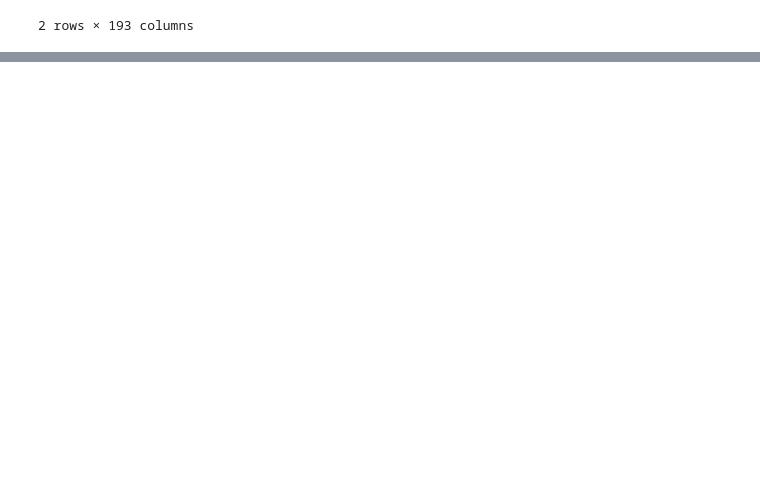
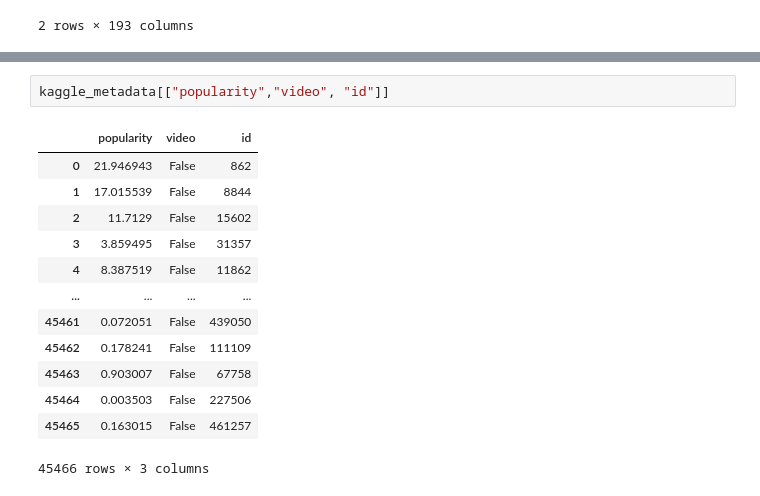
Before and after one commit to JohnnyBuccola/bbc-08-Movies-ETL, a Jupyter notebook: data-exploration.ipynb, the cells around one changed output, grey strips where cells are left out. Cells and saved outputs as stored; diff of their text form; blank space fills up the shorter version.

```diff
--- a/data-exploration.ipynb
+++ b/data-exploration.ipynb
@@ -183,0 +510,16 @@ sorted(wiki_movies_df.columns.tolist())
+# %%
+kaggle_metadata[["popularity","video", "id"]]
+# %% [output]
+|  | popularity | video | id |
+| 0 | 21.946943 | False | 862 |
+| 1 | 17.015539 | False | 8844 |
+| 2 | 11.7129 | False | 15602 |
+| 3 | 3.859495 | False | 31357 |
+| 4 | 8.387519 | False | 11862 |
+| ... | ... | ... | ... |
+| 45461 | 0.072051 | False | 439050 |
+| 45462 | 0.178241 | False | 111109 |
+| 45463 | 0.903007 | False | 67758 |
+| 45464 | 0.003503 | False | 227506 |
+| 45465 | 0.163015 | False | 461257 |
+45466 rows × 3 columns
```
Also changed, not shown: parts of 53 cells of this notebook.
